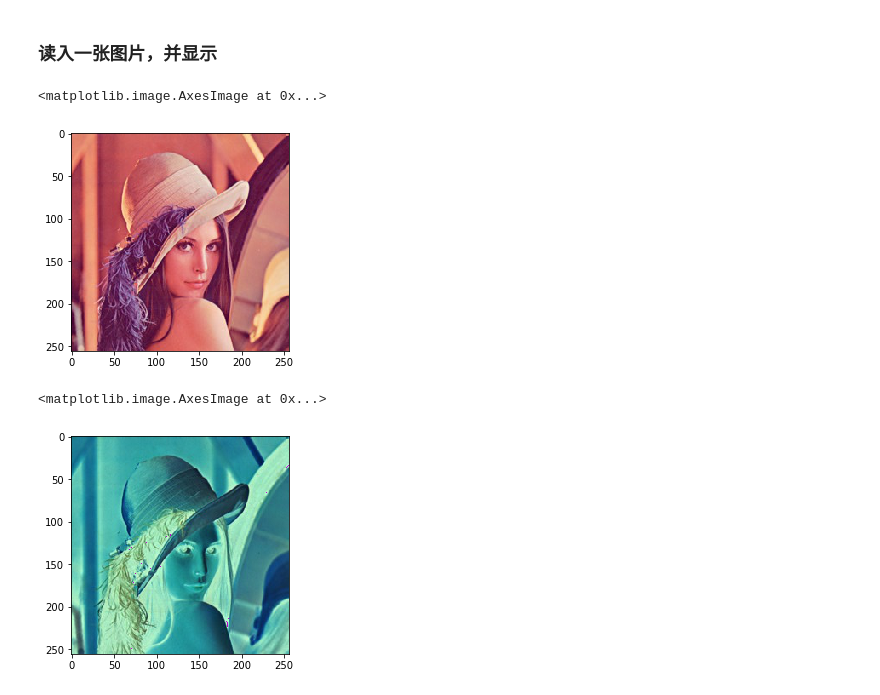
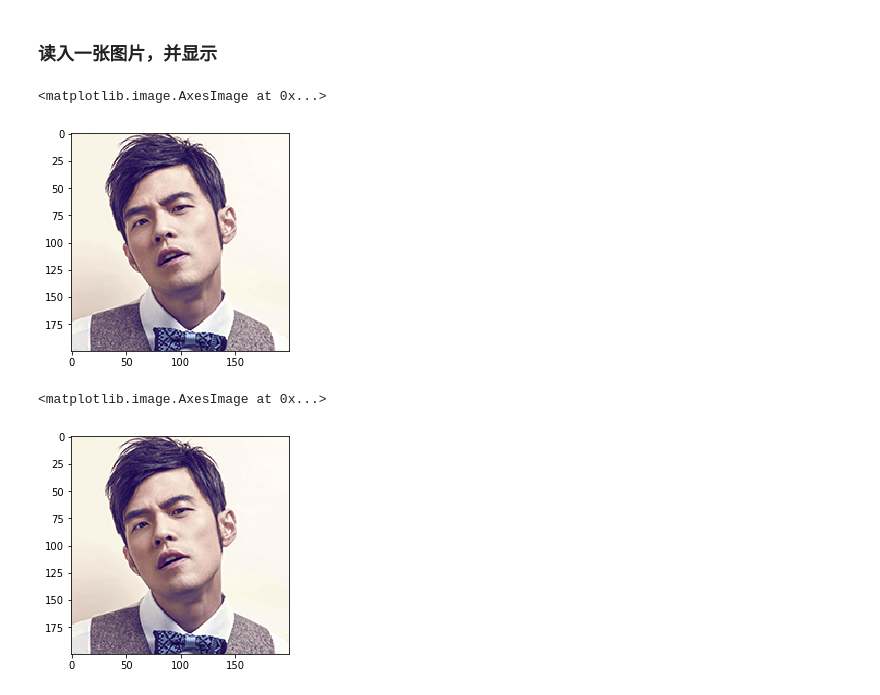
Before and after one commit to L1aoXingyu/Digital-Image-Processing, a Jupyter notebook: assignment3/fast global smooth.ipynb, the cells around one changed output. Drawn from its saved outputs; the diff is of its cells as text; code cells hidden in the pictures.

```diff
--- a/assignment3/fast global smooth.ipynb
+++ b/assignment3/fast global smooth.ipynb
@@ -103,17 +106,17 @@ def Separable_global_smoother(f, g, T, lamb_base, ctx):
     全局图片光滑算法，输入是f和g，f是2D image，g是2D guide image
     '''
     H, W = f.shape
-    u = nd.zeros(shape=(H, W), ctx=ctx)
+    u = f
     for t in range(1, T+1):
         # 计算每一步迭代的lambda_t
         lamb_t = compute_lamb(t, T, lamb_base)
         # horizontal
         for y in range(0, W):
-            f_h = f[:, y]
+            f_h = u[:, y]
             u[:, y] = compute_1d_fast_global_smoother(lamb_t, f_h, f_h, ctx)
         # vertical
         for x in range(0, H):
-            f_v = f[x, :]
+            f_v = u[x, :]
             u[x, :] = compute_1d_fast_global_smoother(lamb_t, f_v, f_v, ctx)
     return u
 # %% [markdown]
@@ -123,5 +124,8 @@ img = plt.imread('./lena.jpg')
+# %%
+from PIL import Image
+img = Image.open('./jay.jpg')
 # %%
 plt.imshow(img)
 # %% [output]
 <matplotlib.image.AxesImage at 0x...>
-[figure, old version]
+[figure, new version]
@@ -130,4 +132,6 @@ u = nd.zeros(shape=img.shape, ctx=mx.gpu(0))
 # %%
+img = np.array(img)
+u = nd.zeros(img.shape)
 img = nd.array(img, ctx=mx.gpu(0))
 lamb_base = 30**2
 T = 1
@@ -135,8 +139,10 @@ ctx = mx.gpu(0)
 u[:, :, 0] = Separable_global_smoother(img[:, :, 0], img[:, :, 0], T, lamb_base, ctx)
 u[:, :, 1] = Separable_global_smoother(img[:, :, 1], img[:, :, 1], T, lamb_base, ctx)
 u[:, :, 2] = Separable_global_smoother(img[:, :, 2], img[:, :, 2], T, lamb_base, ctx)
+# %%
+real_u = u.astype('uint8').asnumpy()
 # %%
-plt.imshow(u.asnumpy())
+plt.imshow(real_u)
 # %% [output]
 <matplotlib.image.AxesImage at 0x...>
-[figure, old version]
+[figure, new version]
```
Also changed, not shown: parts of 11 cells of this notebook, 3 other files.
